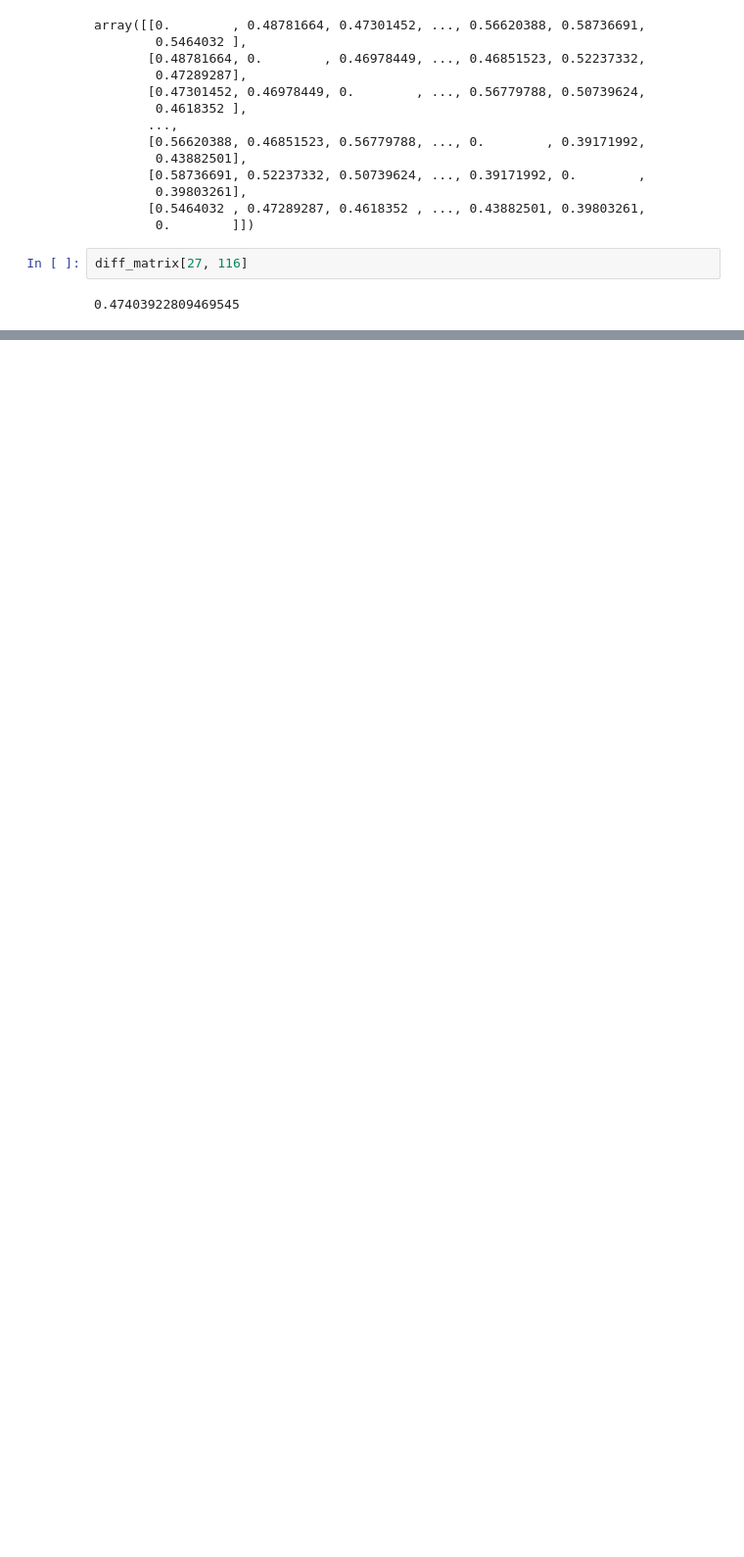
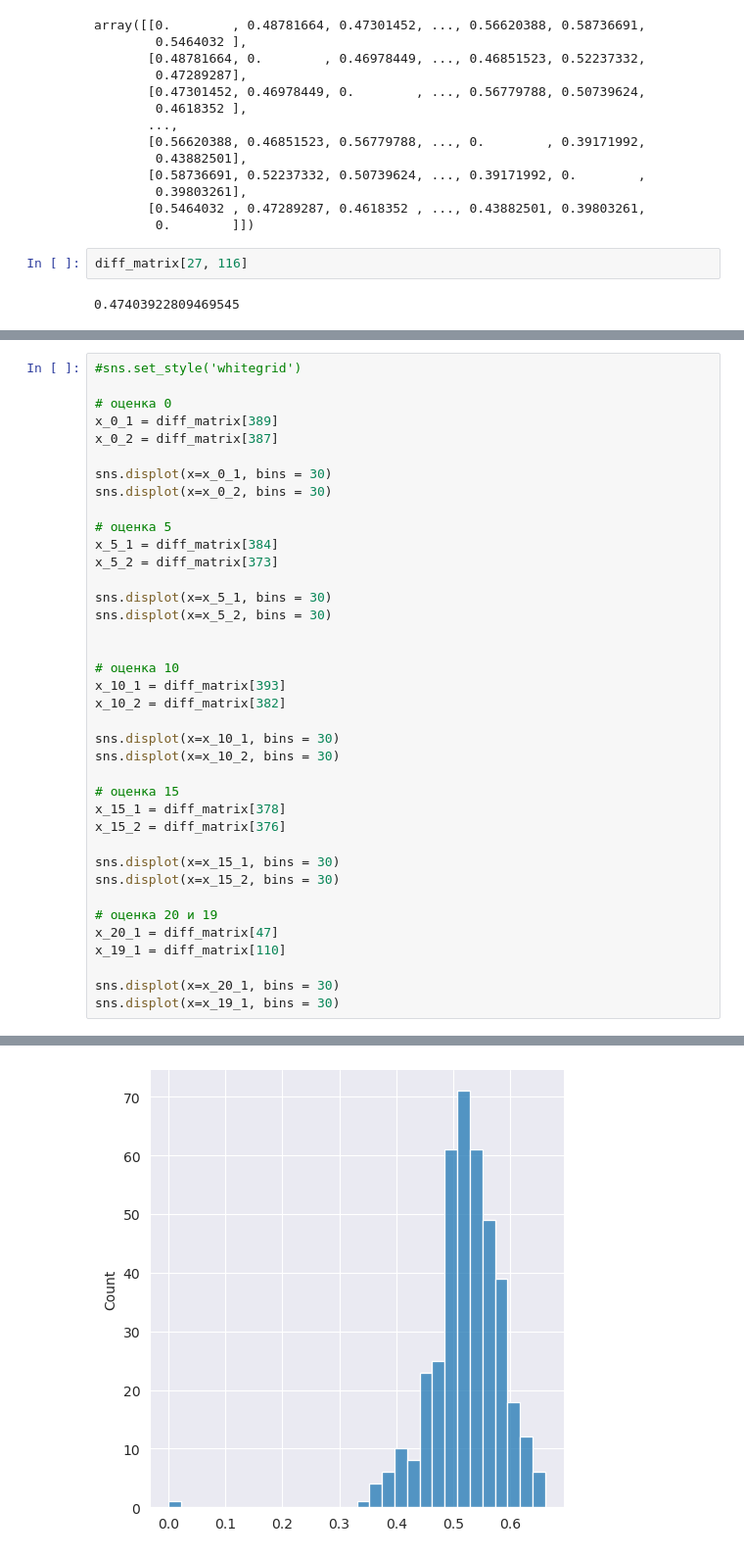
Before and after one commit to IMrXAT/data_mining_lab1, a Jupyter notebook: data_analysis.ipynb, the cells around one changed output, grey strips where cells are left out. Shown at 98% size. Cells and saved outputs as stored; diff of their text form; blank space fills up the shorter version.

```diff
--- a/data_analysis.ipynb
+++ b/data_analysis.ipynb
@@ -149,0 +275,39 @@ diff_matrix[27, 116]
+# %%
+#sns.set_style('whitegrid')
+
+# оценка 0
+x_0_1 = diff_matrix[389]
+x_0_2 = diff_matrix[387]
+
+sns.displot(x=x_0_1, bins = 30)
+sns.displot(x=x_0_2, bins = 30)
+
+# оценка 5
+x_5_1 = diff_matrix[384]
+x_5_2 = diff_matrix[373]
+
+sns.displot(x=x_5_1, bins = 30)
+sns.displot(x=x_5_2, bins = 30)
+
+
+# оценка 10
+x_10_1 = diff_matrix[393]
+x_10_2 = diff_matrix[382]
+
+sns.displot(x=x_10_1, bins = 30)
+sns.displot(x=x_10_2, bins = 30)
+
+# оценка 15
+x_15_1 = diff_matrix[378]
+x_15_2 = diff_matrix[376]
+
+sns.displot(x=x_15_1, bins = 30)
+sns.displot(x=x_15_2, bins = 30)
+
+# оценка 20 и 19
+x_20_1 = diff_matrix[47]
+x_19_1 = diff_matrix[110]
+
+sns.displot(x=x_20_1, bins = 30)
+sns.displot(x=x_19_1, bins = 30)
+# %% [output]
@@ -149,0 +315 @@ diff_matrix[27, 116]
+[figure, added]
```
Also changed, not shown: parts of 14 cells of this notebook, 1 other file.
